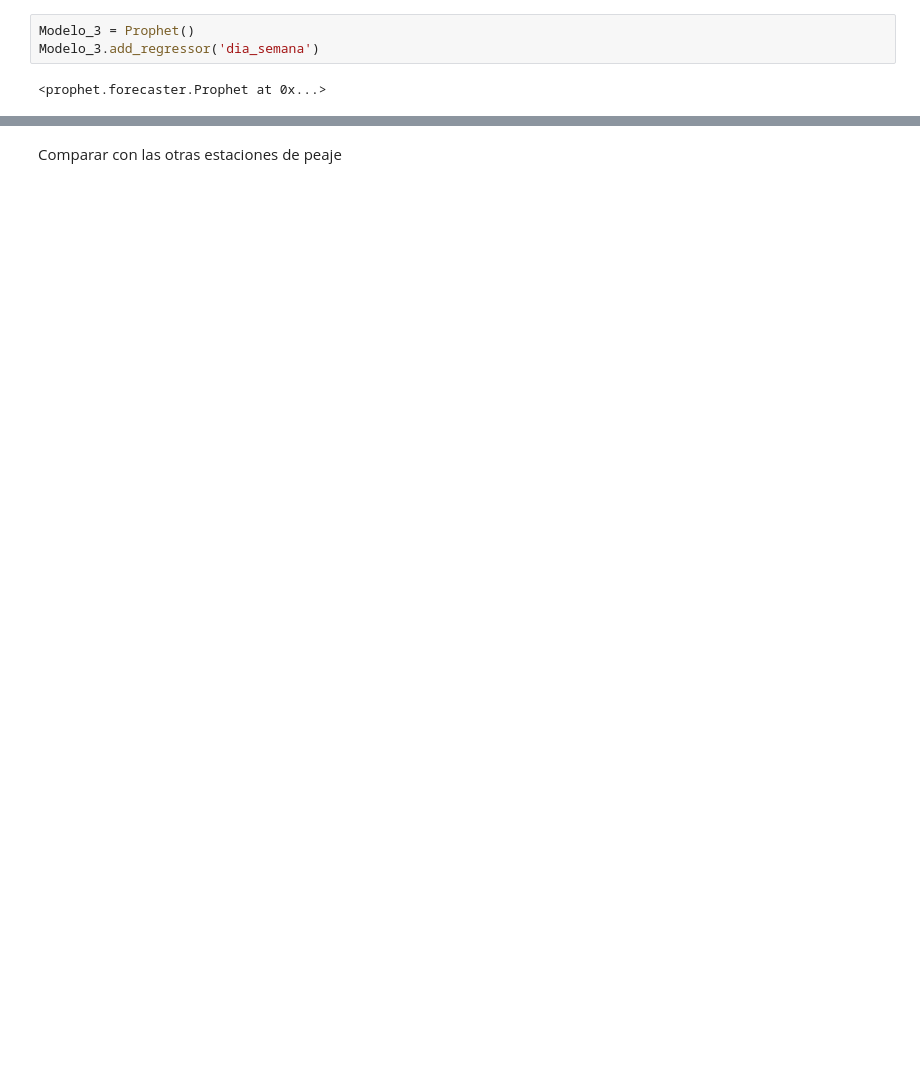
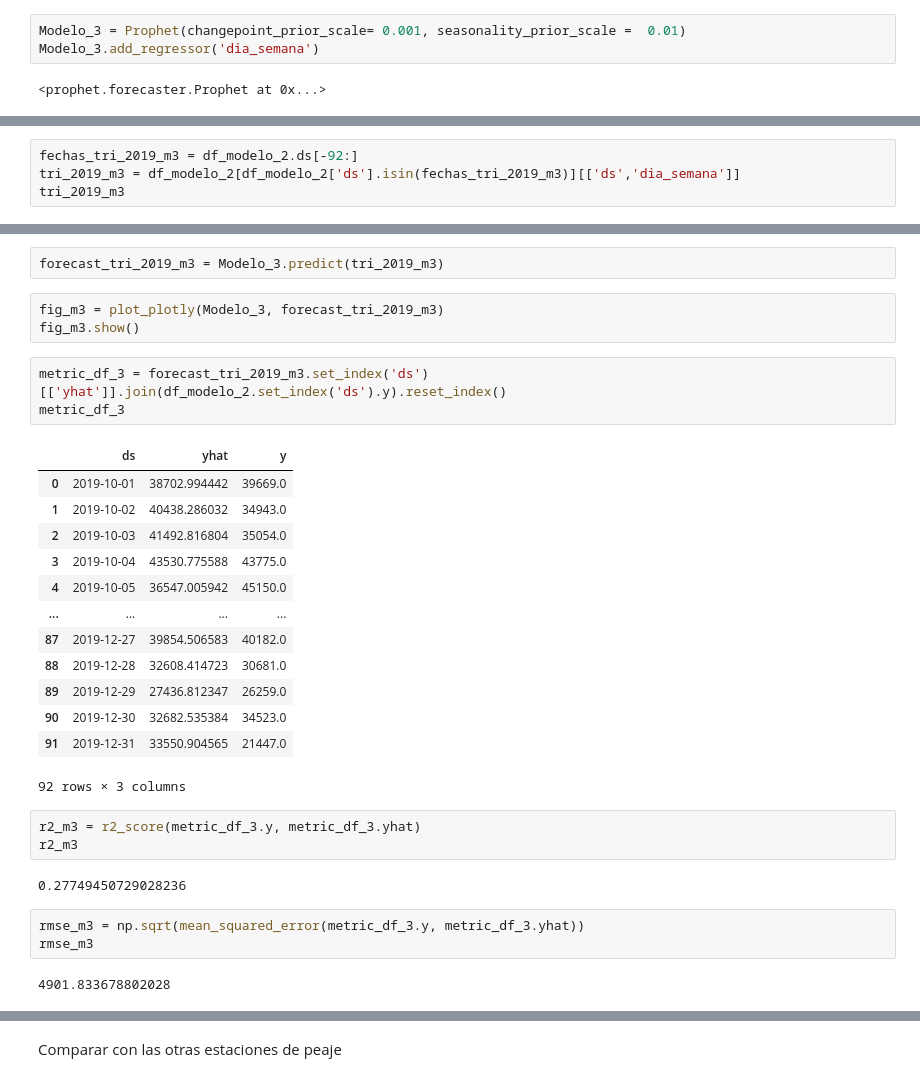
Before and after one commit to NachoRam123/Proyecto-3, a Jupyter notebook: DS_Proyecto_03_ST_RamellaIgnacio.ipynb, the cells around one changed output, grey strips where cells are left out. Drawn from its saved outputs; the diff is of its cells as text; blank space fills up the shorter version.

Commit message:
Evalua modelo add regressor. Termina con story points

```diff
--- a/DS_Proyecto_03_ST_RamellaIgnacio.ipynb
+++ b/DS_Proyecto_03_ST_RamellaIgnacio.ipynb
@@ -1064,7 +1065,7 @@ dicc_semana = {'Domingo':1,'Lunes':2,'Martes':3,'Miércoles':4,'Jueves':5,'Viern
 # %%
 df_modelo_2['dia_semana']=df_modelo_2['dia_semana'].map(dicc_semana)
 # %%
-Modelo_3 = Prophet()
+Modelo_3 = Prophet(changepoint_prior_scale= 0.001, seasonality_prior_scale =  0.01)
 Modelo_3.add_regressor('dia_semana')
 # %% [output]
 <prophet.forecaster.Prophet at 0x...>
@@ -1075 +1077,5 @@ INFO:prophet:Disabling daily seasonality. Run prophet with daily_seasonality=Tru
 <prophet.forecaster.Prophet at 0x...>
+# %%
+fechas_tri_2019_m3 = df_modelo_2.ds[-92:]
+tri_2019_m3 = df_modelo_2[df_modelo_2['ds'].isin(fechas_tri_2019_m3)][['ds','dia_semana']]
+tri_2019_m3
@@ -1075,0 +1096,32 @@ INFO:prophet:Disabling daily seasonality. Run prophet with daily_seasonality=Tru
+# %%
+forecast_tri_2019_m3 = Modelo_3.predict(tri_2019_m3)
+# %%
+fig_m3 = plot_plotly(Modelo_3, forecast_tri_2019_m3)
+fig_m3.show()
+# %%
+metric_df_3 = forecast_tri_2019_m3.set_index('ds')[['yhat']].join(df_modelo_2.set_index('ds').y).reset_index()
+metric_df_3
+# %% [output]
+|  | ds | yhat | y |
+| 0 | 2019-10-01 | 38702.994442 | 39669.0 |
+| 1 | 2019-10-02 | 40438.286032 | 34943.0 |
+| 2 | 2019-10-03 | 41492.816804 | 35054.0 |
+| 3 | 2019-10-04 | 43530.775588 | 43775.0 |
+| 4 | 2019-10-05 | 36547.005942 | 45150.0 |
+| ... | ... | ... | ... |
+| 87 | 2019-12-27 | 39854.506583 | 40182.0 |
+| 88 | 2019-12-28 | 32608.414723 | 30681.0 |
+| 89 | 2019-12-29 | 27436.812347 | 26259.0 |
+| 90 | 2019-12-30 | 32682.535384 | 34523.0 |
+| 91 | 2019-12-31 | 33550.904565 | 21447.0 |
+92 rows × 3 columns
+# %%
+r2_m3 = r2_score(metric_df_3.y, metric_df_3.yhat)
+r2_m3
+# %% [output]
+0.27749450729028236
+# %%
+rmse_m3 = np.sqrt(mean_squared_error(metric_df_3.y, metric_df_3.yhat))
+rmse_m3
+# %% [output]
+4901.833678802028
```
Also changed, not shown: parts of 8 cells of this notebook.
